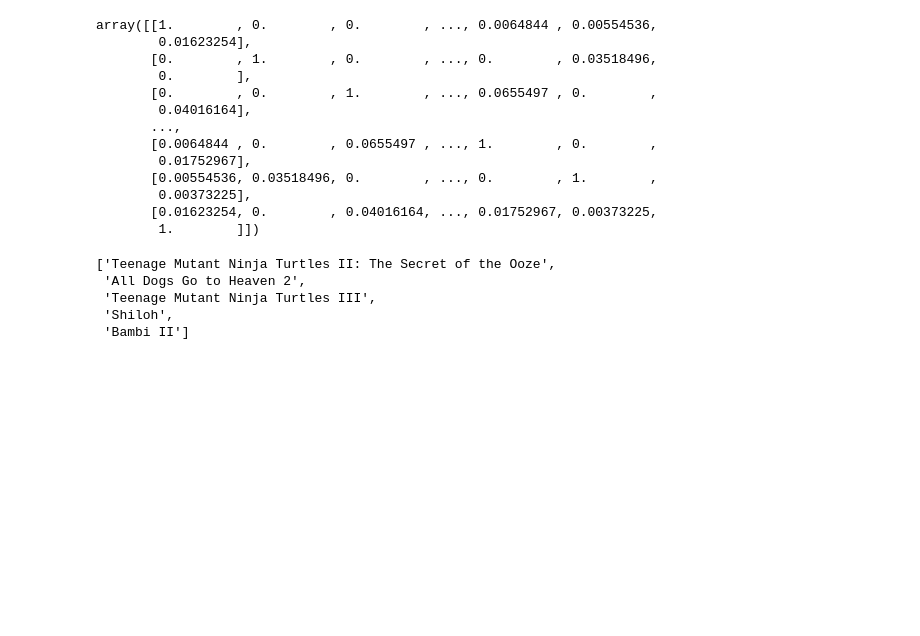
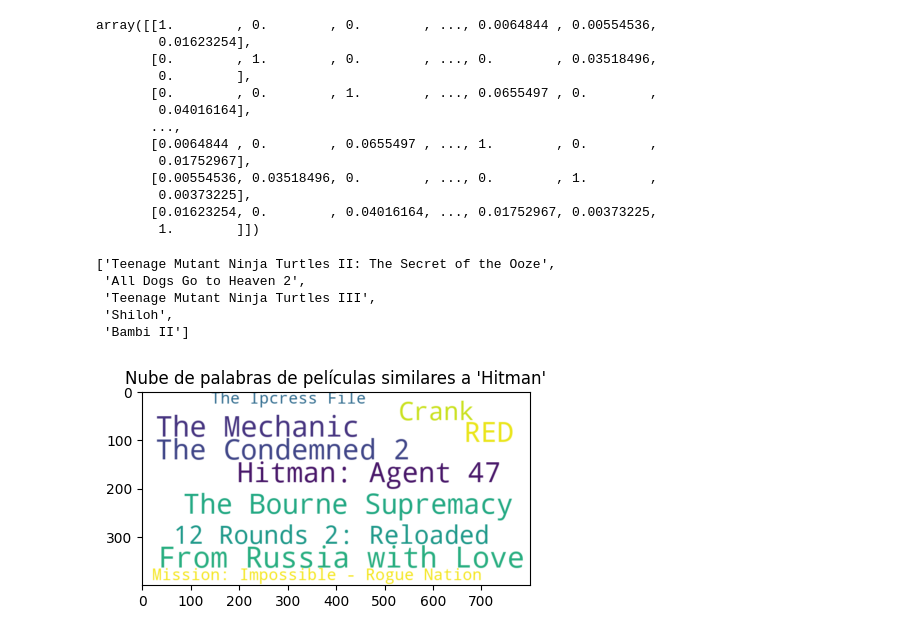
Before and after one commit to DedesF/Proyecto-I, a Jupyter notebook: Analisis/EDA.ipynb, the cells around one changed output. Cells and saved outputs as stored; diff of their text form; code cells hidden in the pictures; blank space fills up the shorter version.

```diff
--- a/Analisis/EDA.ipynb
+++ b/Analisis/EDA.ipynb
@@ -273,6 +275,37 @@ recomendacion('finding nemo')
  'Teenage Mutant Ninja Turtles III',
  'Shiloh',
  'Bambi II']
+# %%
+def nube_palabras(pelicula:str):
+    pelicula = pelicula.title().strip() #Normalizamos el título
+
+    #Verificamos que el título exista dentro del dataset y si no lo hace que lance un mensaje de error
+    pelicula_fila = df_for_analisys[df_for_analisys['title'] == pelicula]
+    if pelicula_fila.empty:
+        raise ValueError("La película no fue encontrada")
+
+    pelicula_indice = pelicula_fila.index[0]
+
+    # Obtener las películas más similares según la matriz de similaridad
+    distancia = sorted(list(enumerate(similaridad[pelicula_indice])), reverse=True, key=lambda x: x[1])
+
+    # Crear un diccionario con las películas y sus similitudes, pero se omite la película misma)
+    frecuencias = {df_for_analisys.iloc[i[0]].title: i[1] for i in distancia[1:11]}
+
+    # Se crear la nube de palabras
+    wordcloud = WordCloud(width=800, height=400, background_color="white", colormap="viridis")
+    wordcloud.generate_from_frequencies(frecuencias)
+
+    # Se plotea el resultado
+    plt.figure(figsize=(5, 5))
+    plt.imshow(wordcloud, interpolation='bilinear')
+    plt.axis("on")
+    plt.title(f"Nube de palabras de películas similares a '{df_for_analisys.iloc[pelicula_indice].title}'")
+    plt.show()
+# %%
+nube_palabras('hitman')
+# %% [output]
+[figure, added]
 # %%
 #Exportamos los archivos del dataset y la matriz de similaridad en formato pkl con el modulo pickle
 #para así poder cargarla en el deploy de fastapi con render
```
Also changed, not shown: parts of 2 cells of this notebook.
